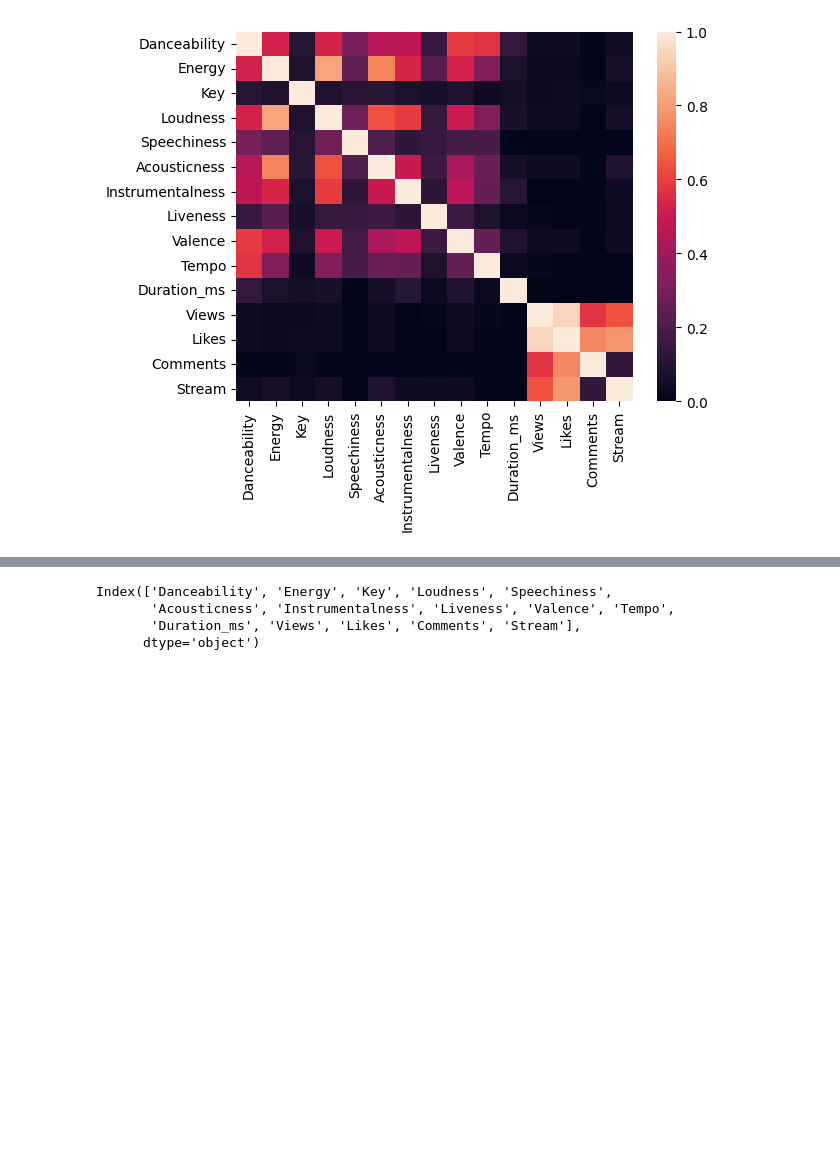
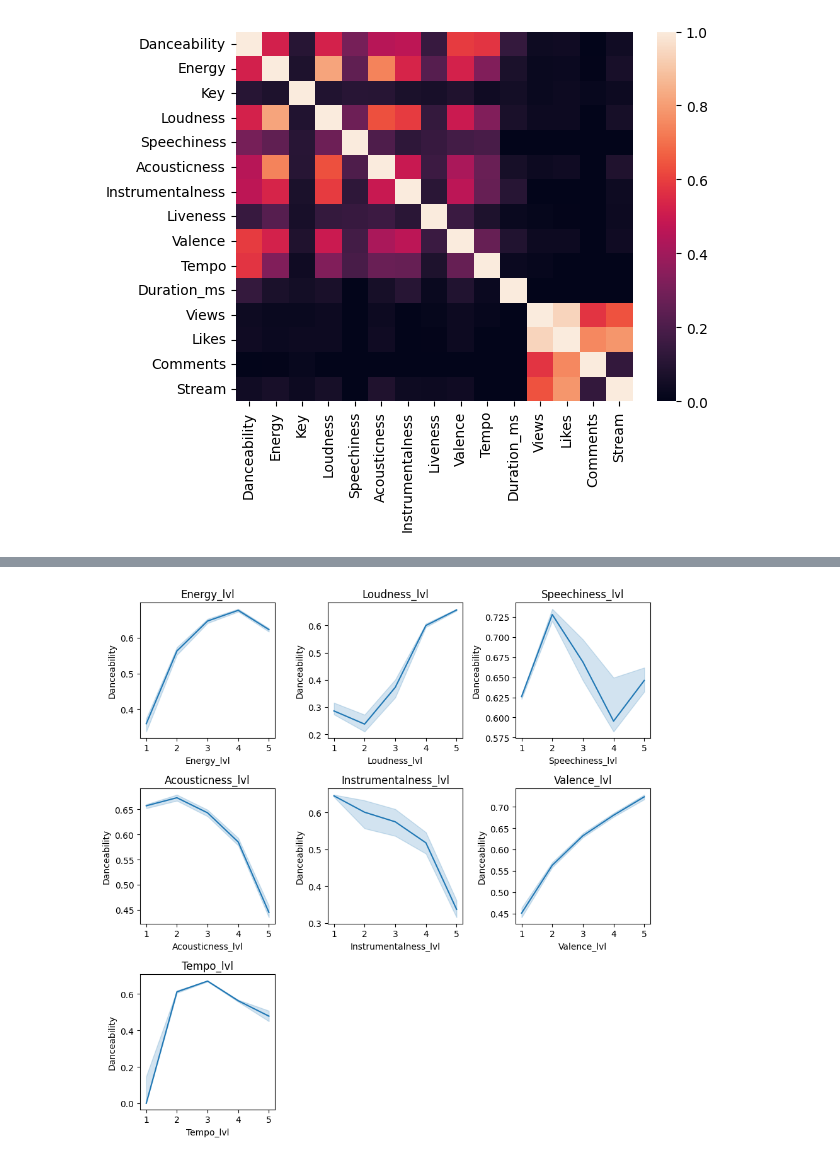
Before and after one commit to IliaGamov/Youtube_Spotify_music_EDA, a Jupyter notebook: Spotify_Youtube_music_EDA.ipynb, the cells around one changed output, grey strips where cells are left out. Saved outputs shown, nothing was run; the diff lists cells and outputs as text; code cells hidden in the pictures; blank space fills up the shorter version.

```diff
--- a/Spotify_Youtube_music_EDA.ipynb
+++ b/Spotify_Youtube_music_EDA.ipynb
@@ -145,0 +146,13 @@ sns.heatmap(phik_matrix_numeric)
+# %%
+# I aggregate numeric values up to 5 groups
+def aggreagate_continious_feature(data, column_name):
+  return pd.cut(data[column_name], bins=5,
+                labels= [1,2,3,4,5]
+            )
+
+# Here I choose features that has phi_k greater or equal to 0.4 with danceability
+danc_cor_features = phik_matrix_numeric[phik_matrix_numeric['Danceability']>=0.3].index.to_list()[1:]
+
+#Create features with levels
+for danc_cor in danc_cor_features:
+  df_numeric['{0}_lvl'.format(danc_cor)] = aggreagate_continious_feature(df_numeric, danc_cor)
@@ -146,38 +165,25 @@ sns.heatmap(phik_matrix_numeric)
 # %%
-# Setting up dictionary with features that correlates
+# Creating list of features to plot
+enum_features = ['{0}_lvl'.format(feature) for feature in danc_cor_features]
 
-correlations_dict = {
-    'Danceability':'Energy',
-    'Danceability':'Loudness',
-    'Danceability':'Speechiness',
+# Defining plot size
+fig = plt.figure(figsize = (9,9))
 
 
-}
-
-
-# Set size of the plot
-fig = plt.figure(figsize = (12,12))
-
-# Because I decided to take a look at multiple numeric features at once
-# I need to loop through them and put on the subplot
+# Looping through every feature I'm intrested in
 for i, var_name in enumerate(enum_features):
 
   # Adding subplot on i+1 position
-  ax = fig.add_subplot(5, 3, i+1)
+  ax = fig.add_subplot(3, 3, i+1)
 
-  #Seaborn histplot for each numeric feature
-  sns.histplot(data = df_numeric, x=var_name, axes=ax, bins=50)
+  # Seaborn lineplot for each metric with Median estimator
+  sns.lineplot(data = df_numeric, x=var_name,y='Danceability', axes=ax,estimator=np.median)
 
   ax.set_title(var_name)
 
 
 fig.tight_layout()
 
 plt.show()
+# %% [output]
+[figure, added]
-# %%
-df_numeric.columns
-# %% [output]
-Index(['Danceability', 'Energy', 'Key', 'Loudness', 'Speechiness',
-       'Acousticness', 'Instrumentalness', 'Liveness', 'Valence', 'Tempo',
-       'Duration_ms', 'Views', 'Likes', 'Comments', 'Stream'],
-      dtype='object')
```
Also changed, not shown: parts of 2 cells of this notebook.
